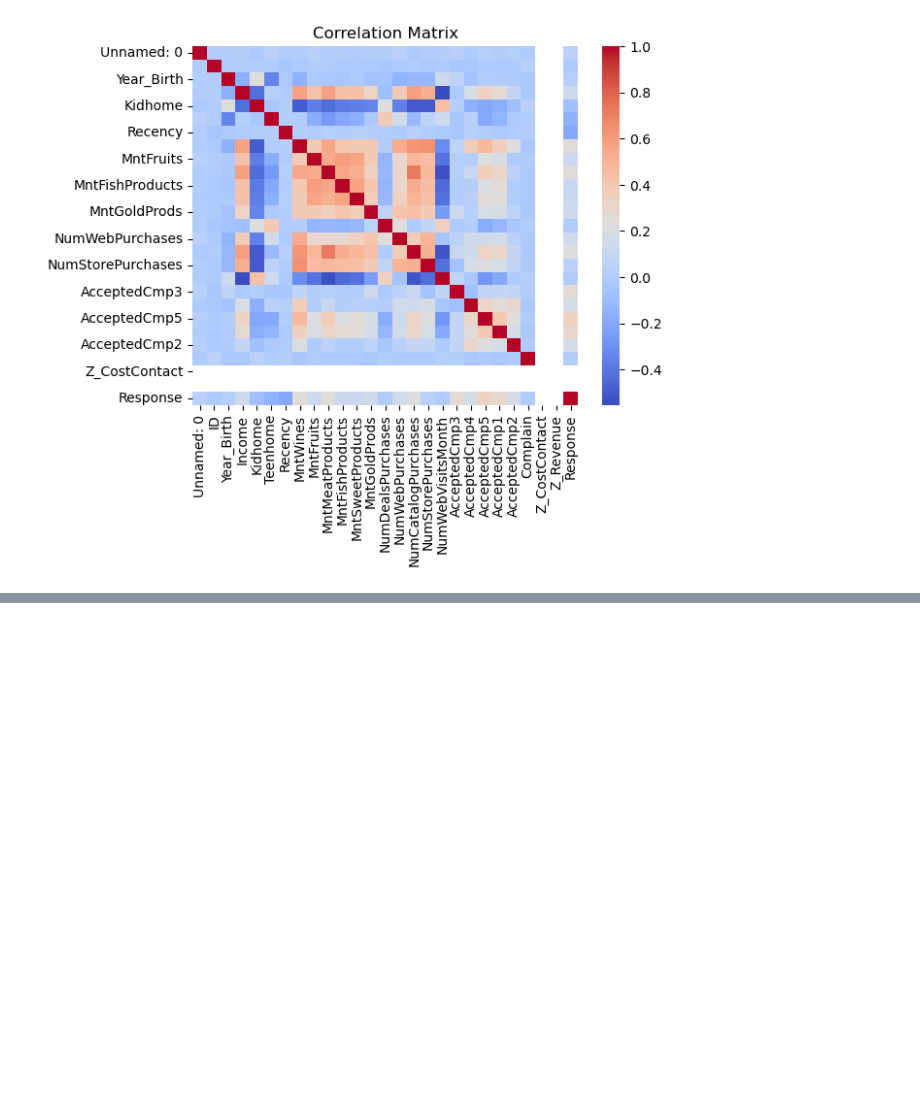
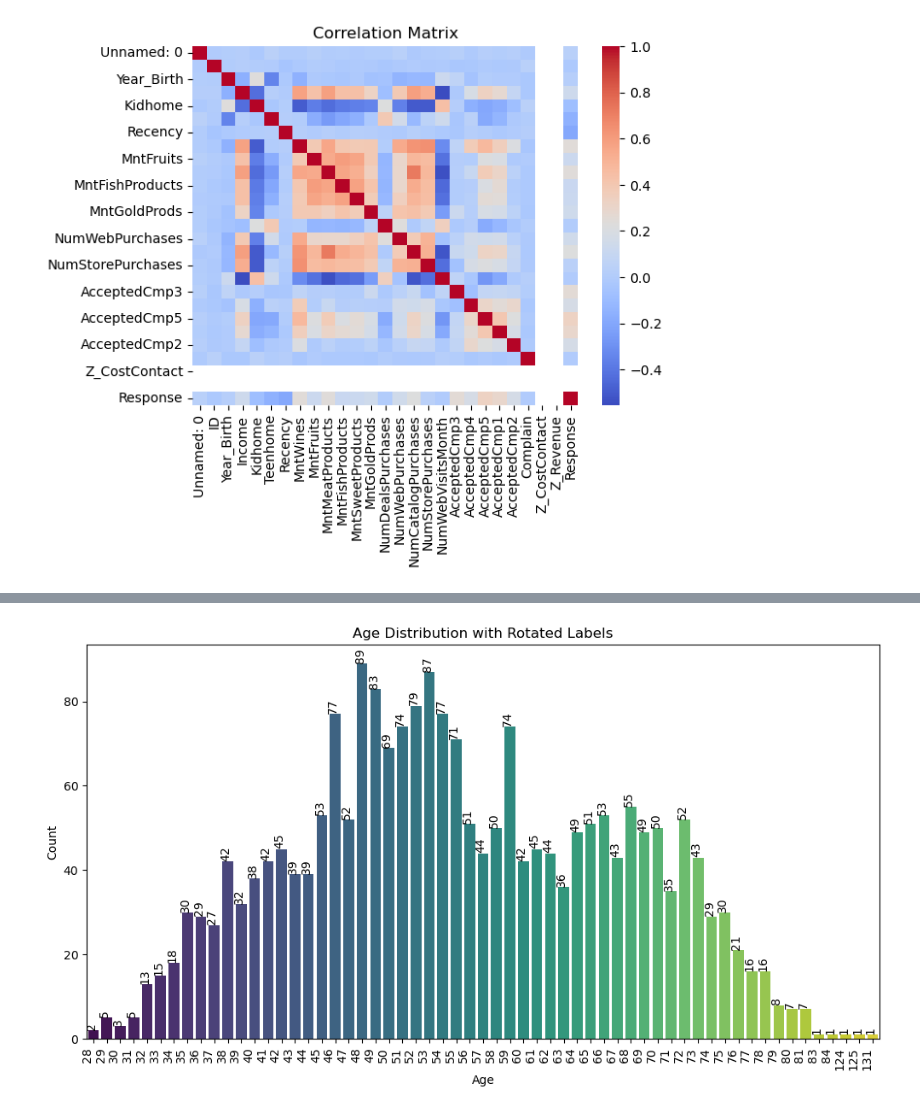
Before and after one commit to ASM2023063/mscda-20241-capstone, a Jupyter notebook: 2023063_CAPSTONE_PRACTICAL_V1.ipynb, the cells around one changed output, grey strips where cells are left out. Saved outputs shown, nothing was run; the diff lists cells and outputs as text; code cells hidden in the pictures; blank space fills up the shorter version.

```diff
--- a/2023063_CAPSTONE_PRACTICAL_V1.ipynb
+++ b/2023063_CAPSTONE_PRACTICAL_V1.ipynb
@@ -152,0 +196,25 @@ plt.show()
+# %%
+# Assuming 'Year_Birth' is the column containing birth years
+current_year = dt.datetime.now().year
+data['Age'] = current_year - data['Year_Birth']
+
+# Count the occurrences of each age group
+age_counts = data['Age'].value_counts().sort_index()
+
+# Plot a bar chart with rotated x-axis labels and labels on top of the bars
+plt.figure(figsize=(12, 6))
+bar_plot = sns.barplot(x=age_counts.index, y=age_counts.values, palette='viridis')
+
+# Rotate x-axis labels
+bar_plot.set_xticklabels(bar_plot.get_xticklabels(), rotation=90, ha='right')
+
+# Add labels on top of the bars with rotation
+for bar, count in zip(bar_plot.patches, age_counts.values):
+    bar_plot.text(bar.get_x() + bar.get_width() / 2 - 0.15, bar.get_height() + 0.1, str(count), ha='center', va='bottom', rotation=90, color='black', fontsize=10)
+
+plt.title('Age Distribution with Rotated Labels')
+plt.xlabel('Age')
+plt.ylabel('Count')
+plt.show()
+# %% [output]
+[figure, added]
```
Also changed, not shown: parts of 6 cells of this notebook.
